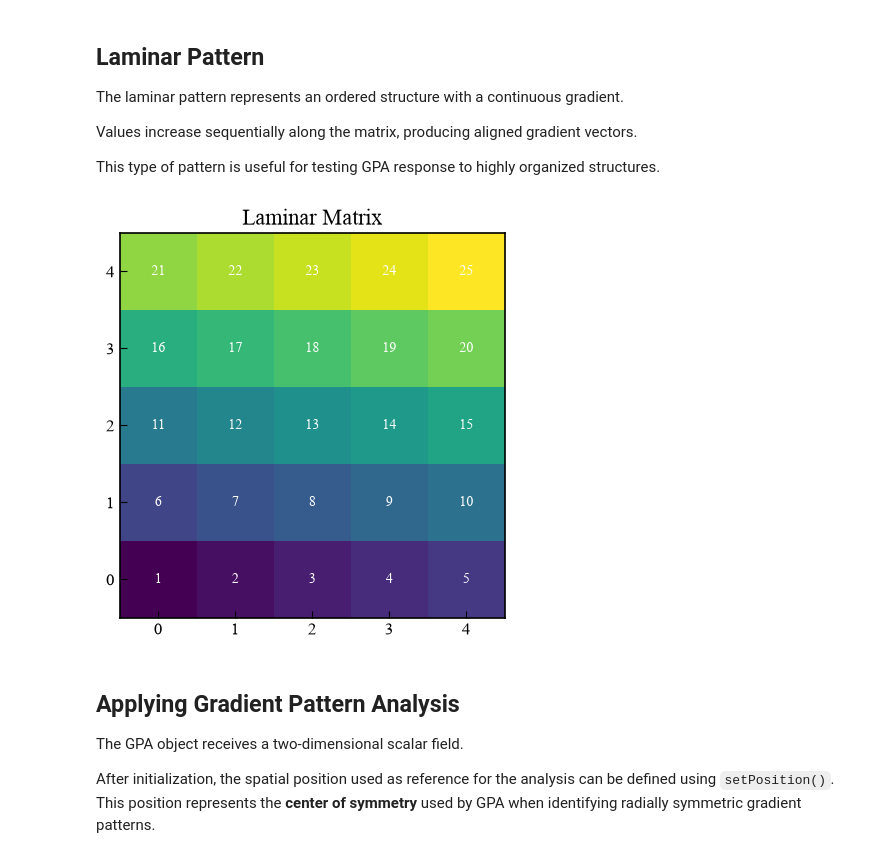
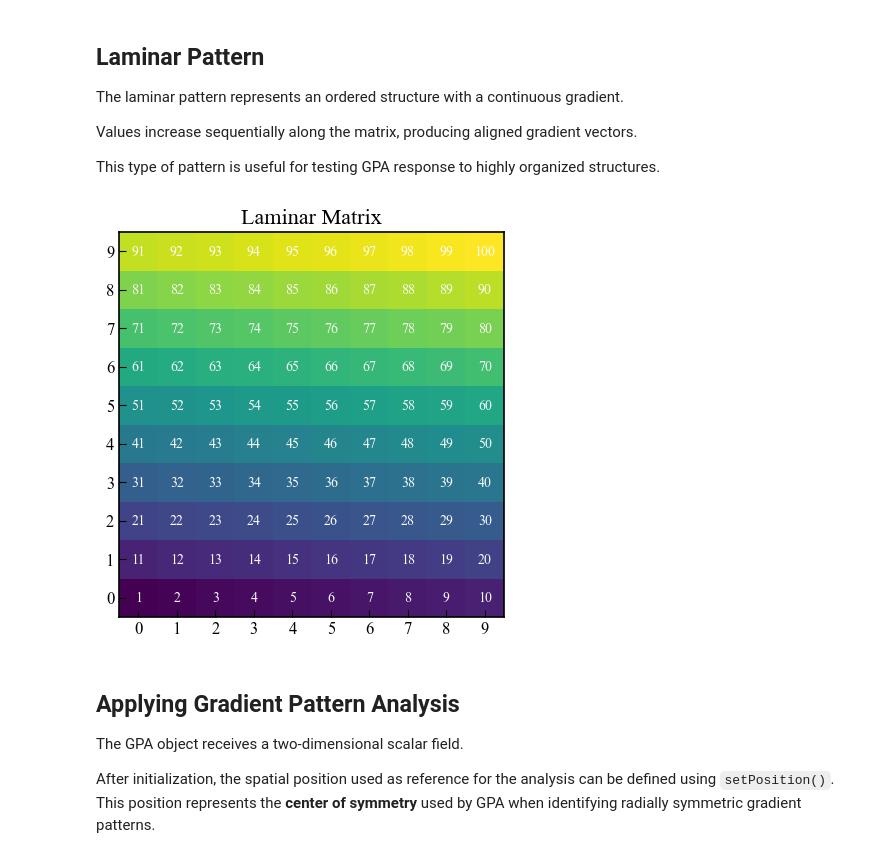
Before and after one commit to Desduh/gpa, a Jupyter notebook: Notebooks/gpa_basic_usage.ipynb, the cells around one changed output. Drawn from its saved outputs; the diff is of its cells as text; code cells hidden in the pictures.

```diff
--- a/Notebooks/gpa_basic_usage.ipynb
+++ b/Notebooks/gpa_basic_usage.ipynb
@@ -191,24 +171,24 @@ This type of pattern is useful for testing GPA response to highly organized stru
 # %%
 def create_laminar_matrix(n):
     """
     Creates an n x n matrix with increasing values row by row.
     """
 
     return np.arange(
         1,
         n*n + 1
     ).reshape(n, n)
 
 
-laminar = create_laminar_matrix(5)
+laminar = create_laminar_matrix(10)
 
 
 plot_matrix(
     laminar,
     "Laminar Matrix"
 )
 # %% [output]
-[figure, old version]
+[figure, new version]
 # %% [markdown]
 ## Applying Gradient Pattern Analysis
 
```
Also changed, not shown: parts of 18 cells of this notebook, 11 other files.
